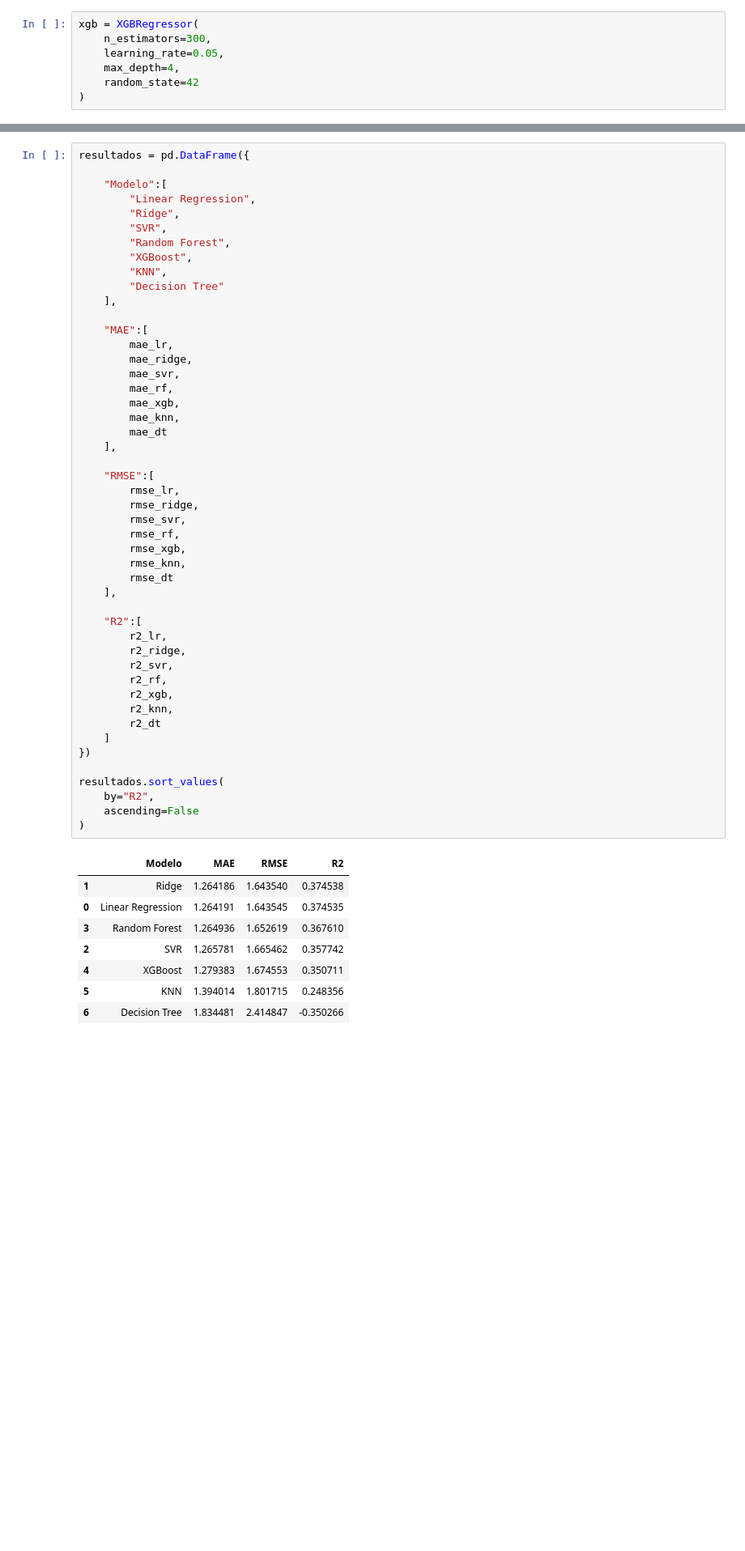
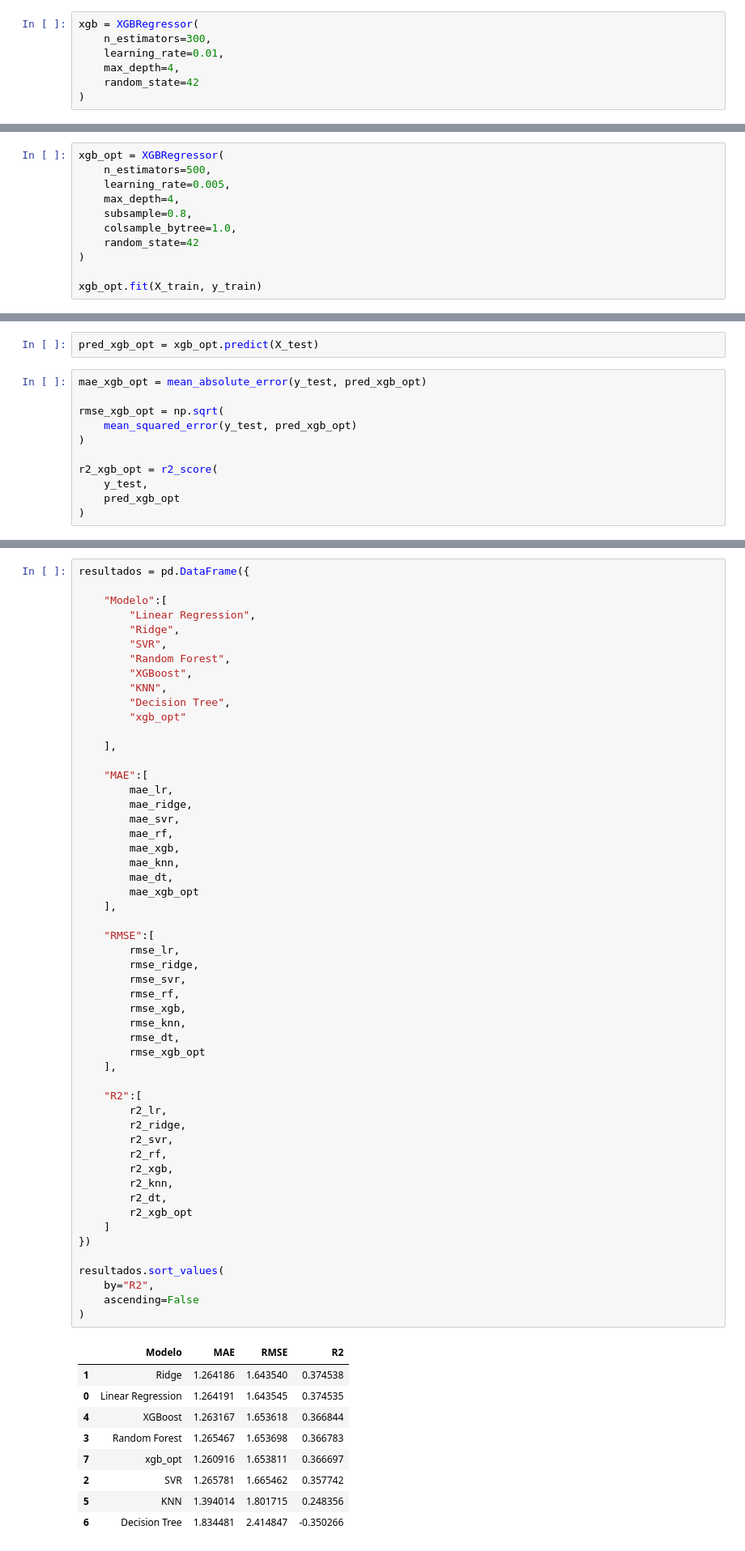
Before and after one commit to alejandro21rg/proyecto_ml, a Jupyter notebook: models/modelos_ml.ipynb, the cells around one changed output, grey strips where cells are left out. Shown at 81% size. Saved outputs shown, nothing was run; the diff lists cells and outputs as text; blank space fills up the shorter version.

```diff
--- a/models/modelos_ml.ipynb
+++ b/models/modelos_ml.ipynb
@@ -386,7 +387,7 @@ from xgboost import XGBRegressor
 # %%
 xgb = XGBRegressor(
     n_estimators=300,
-    learning_rate=0.05,
+    learning_rate=0.01,
     max_depth=4,
     random_state=42
 )
@@ -734,0 +795,11 @@ coeficientes_ridge.sort_values(
+# %%
+xgb_opt = XGBRegressor(
+    n_estimators=500,
+    learning_rate=0.005,
+    max_depth=4,
+    subsample=0.8,
+    colsample_bytree=1.0,
+    random_state=42
+)
+
+xgb_opt.fit(X_train, y_train)
@@ -734,0 +818,13 @@ coeficientes_ridge.sort_values(
+# %%
+pred_xgb_opt = xgb_opt.predict(X_test)
+# %%
+mae_xgb_opt = mean_absolute_error(y_test, pred_xgb_opt)
+
+rmse_xgb_opt = np.sqrt(
+    mean_squared_error(y_test, pred_xgb_opt)
+)
+
+r2_xgb_opt = r2_score(
+    y_test,
+    pred_xgb_opt
+)
@@ -742,7 +914,9 @@ resultados = pd.DataFrame({
         "Random Forest",
         "XGBoost",
         "KNN",
-        "Decision Tree"
+        "Decision Tree",
+        "xgb_opt"
+
     ],
 
     "MAE":[
@@ -752,40 +926,44 @@ resultados = pd.DataFrame({
         mae_rf,
         mae_xgb,
         mae_knn,
-        mae_dt
+        mae_dt,
+        mae_xgb_opt
     ],
 
     "RMSE":[
         rmse_lr,
         rmse_ridge,
         rmse_svr,
         rmse_rf,
         rmse_xgb,
         rmse_knn,
-        rmse_dt
+        rmse_dt,
+        rmse_xgb_opt
     ],
 
     "R2":[
         r2_lr,
         r2_ridge,
         r2_svr,
         r2_rf,
         r2_xgb,
         r2_knn,
-        r2_dt
+        r2_dt,
+        r2_xgb_opt
     ]
 })
 
 resultados.sort_values(
     by="R2",
     ascending=False
 )
 # %% [output]
 |  | Modelo | MAE | RMSE | R2 |
 | 1 | Ridge | 1.264186 | 1.643540 | 0.374538 |
 | 0 | Linear Regression | 1.264191 | 1.643545 | 0.374535 |
-| 3 | Random Forest | 1.264936 | 1.652619 | 0.367610 |
+| 4 | XGBoost | 1.263167 | 1.653618 | 0.366844 |
+| 3 | Random Forest | 1.265467 | 1.653698 | 0.366783 |
+| 7 | xgb_opt | 1.260916 | 1.653811 | 0.366697 |
 | 2 | SVR | 1.265781 | 1.665462 | 0.357742 |
-| 4 | XGBoost | 1.279383 | 1.674553 | 0.350711 |
 | 5 | KNN | 1.394014 | 1.801715 | 0.248356 |
 | 6 | Decision Tree | 1.834481 | 2.414847 | -0.350266 |
```
Also changed, not shown: parts of 23 cells of this notebook, 9 other files.
